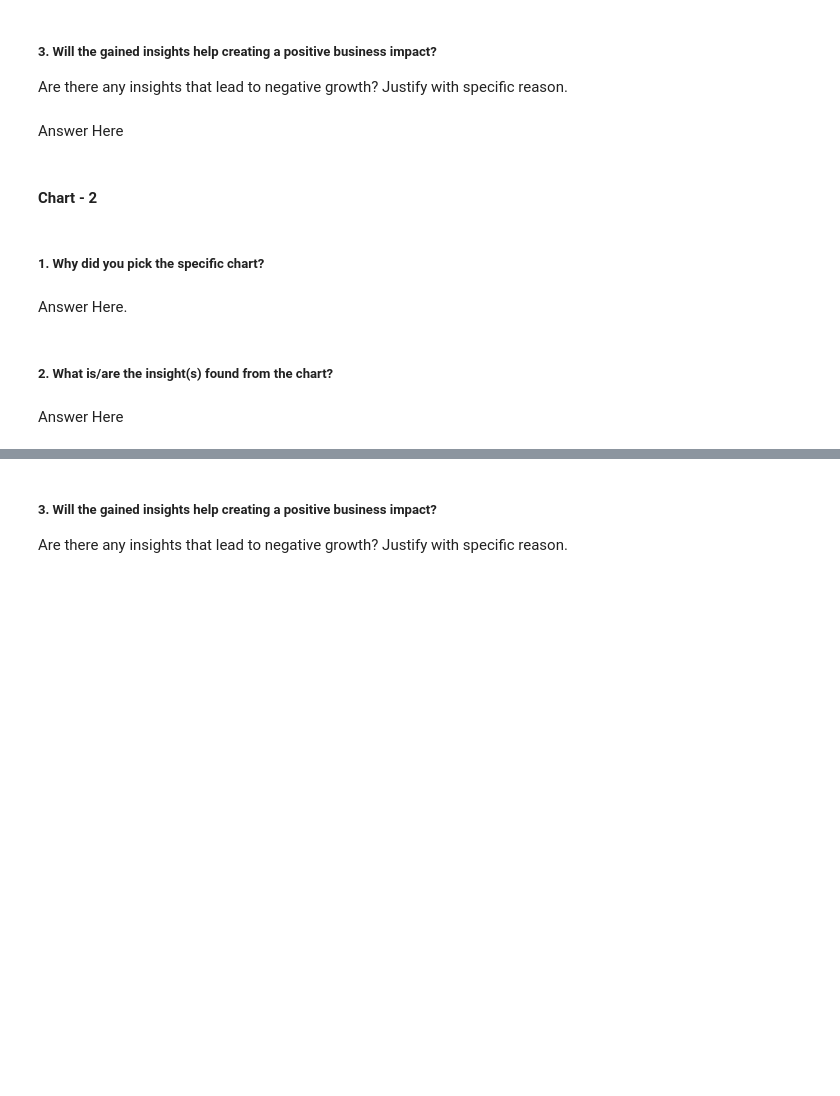
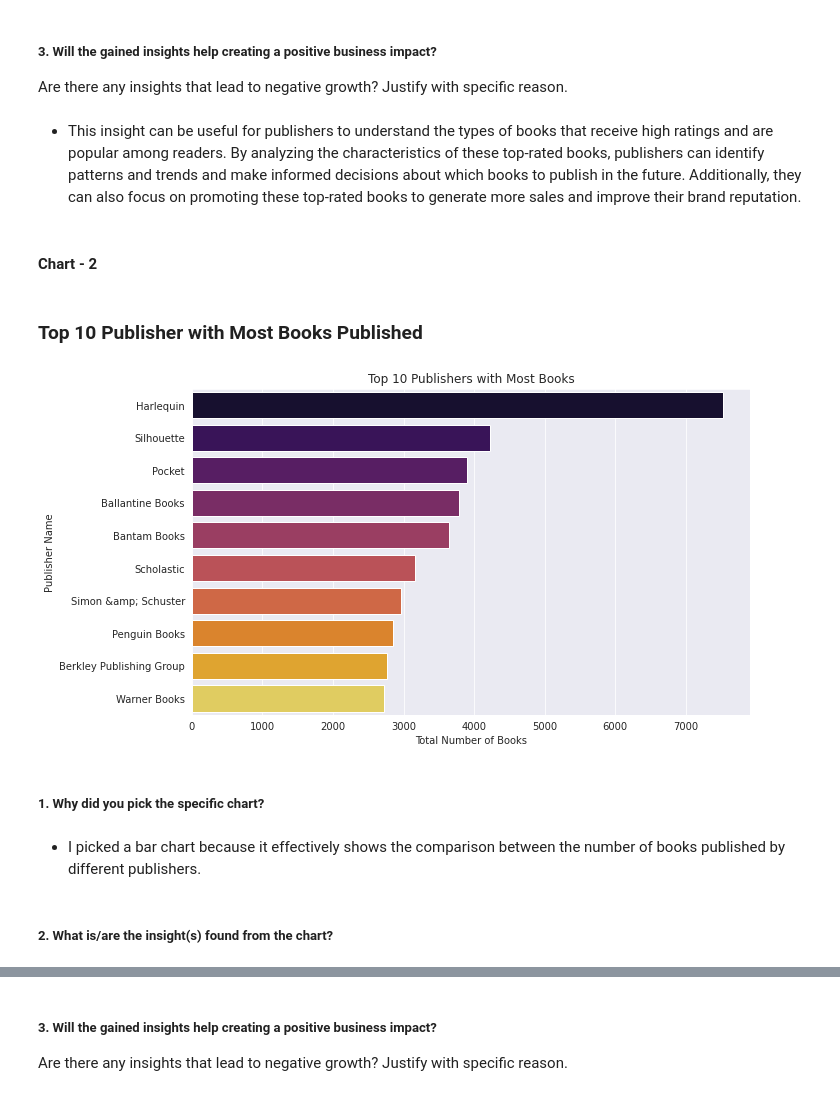
Before and after one commit to SaniyaBubere/book-recommendation-system, a Jupyter notebook: Book_Recommendation_System.ipynb, the cells around one changed output, grey strips where cells are left out. Saved outputs shown, nothing was run; the diff lists cells and outputs as text; code cells hidden in the pictures; blank space fills up the shorter version.

```diff
--- a/Book_Recommendation_System.ipynb
+++ b/Book_Recommendation_System.ipynb
@@ -736,7 +769,7 @@ Answer Here
 # %% [markdown]
 ##### 3. Will the gained insights help creating a positive business impact?
 Are there any insights that lead to negative growth? Justify with specific reason.
-# %% [markdown]
-Answer Here
+# %% [markdown]
+* This insight can be useful for publishers to understand the types of books that receive high ratings and are popular among readers. By analyzing the characteristics of these top-rated books, publishers can identify patterns and trends and make informed decisions about which books to publish in the future. Additionally, they can also focus on promoting these top-rated books to generate more sales and improve their brand reputation.
 # %% [markdown]
 #### Chart - 2
@@ -745,8 +776,23 @@ Answer Here
+# %% [markdown]
+### Top 10 Publisher with Most Books Published
+# %%
+
+# Count the number of books by publisher
+publisher_counts = books_df["Publisher"].value_counts().head(10)
+
+# Create bar chart
+sns.set_style("darkgrid")
+plt.figure(figsize=(10, 6))
+sns.barplot(x=publisher_counts.values, y=publisher_counts.index, palette="inferno")
+plt.title("Top 10 Publishers with Most Books")
+plt.xlabel("Total Number of Books")
+plt.ylabel("Publisher Name")
+plt.show()
+# %% [output]
+[figure, added]
 # %% [markdown]
 ##### 1. Why did you pick the specific chart?
-# %% [markdown]
-Answer Here.
+# %% [markdown]
+* I picked a bar chart because it effectively shows the comparison between the number of books published by different publishers.
 # %% [markdown]
 ##### 2. What is/are the insight(s) found from the chart?
-# %% [markdown]
-Answer Here
```
Also changed, not shown: parts of 54 cells of this notebook.
